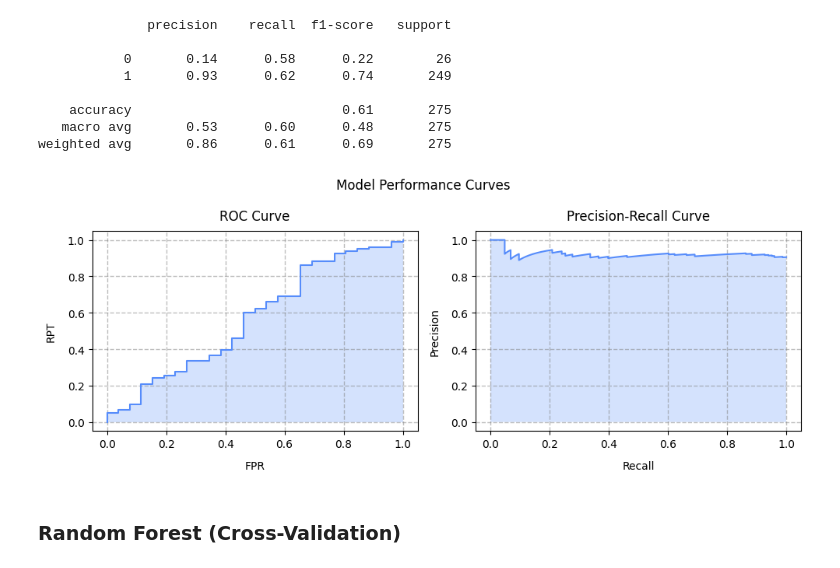
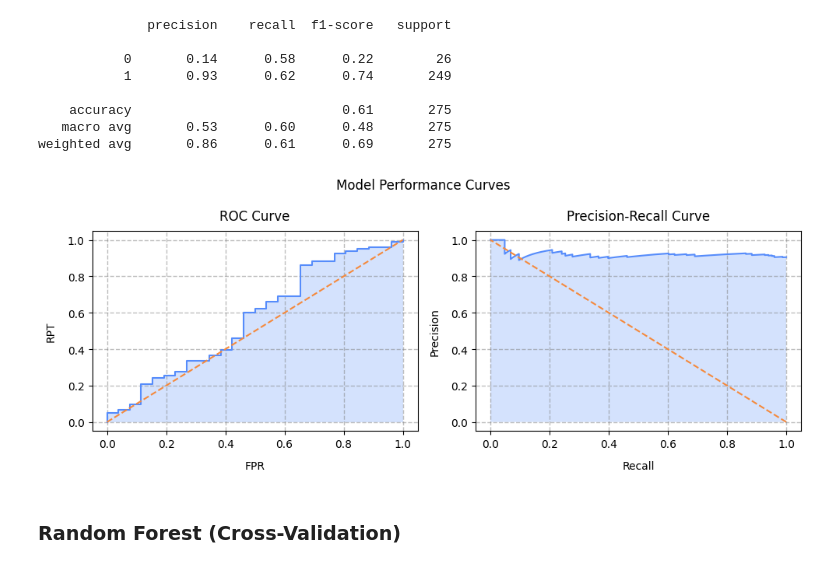
Before and after one commit to BogdanPinchuk/DataScience-PBY_HW20_Course_Project, a Jupyter notebook: Bohdan_Pinchuk_DS_HW20.ipynb, the cells around one changed output. Saved outputs shown, nothing was run; the diff lists cells and outputs as text; code cells hidden in the pictures.

```diff
--- a/Bohdan_Pinchuk_DS_HW20.ipynb
+++ b/Bohdan_Pinchuk_DS_HW20.ipynb
@@ -2694,34 +2696,36 @@ import matplotlib.pyplot as plt
 # Input data
 
 # Solution
 _, axes = plt.subplots(1, 2, figsize=(10, 4))
 
 ax = axes[0]
 ax.plot(fpr, tpr)
+ax.plot([0, 1], [0, 1], '--')
 ax.fill_between(fpr, tpr, alpha=0.25)
 ax.grid(axis='both', visible=True, which='major', ls='--', linewidth=1.0, color='tab:gray')
 # ax.minorticks_on()
 # ax.grid(axis='both', visible=True, which='minor', ls=':', linewidth=0.5, color='tab:green')
 ax.set_title("ROC Curve", pad=10, loc='center', color='black')
 ax.set_xlabel("FPR", labelpad=10, loc='center', color='black')
 ax.set_ylabel("RPT", labelpad=10, loc='center', color='black')
 
 ax = axes[1]
 ax.plot(rec, prec)
+ax.plot([1, 0], [0, 1], '--')
 ax.fill_between(rec, prec, alpha=0.25)
 ax.grid(axis='both', visible=True, which='major', ls='--', linewidth=1.0, color='tab:gray')
 # ax.minorticks_on()
 # ax.grid(axis='both', visible=True, which='minor', ls=':', linewidth=0.5, color='tab:green')
 ax.set_title("Precision-Recall Curve", pad=10, loc='center', color='black')
 ax.set_xlabel("Recall", labelpad=10, loc='center', color='black')
 ax.set_ylabel("Precision", labelpad=10, loc='center', color='black')
 
 plt.suptitle(f"Model Performance Curves")
 
 plt.tight_layout()
 plt.show()
 # %% [output]
-[figure, old version]
+[figure, new version]
 # %%
 # Random Forest (Cross-Validation)
 
```
Also changed, not shown: parts of 3 cells of this notebook.
